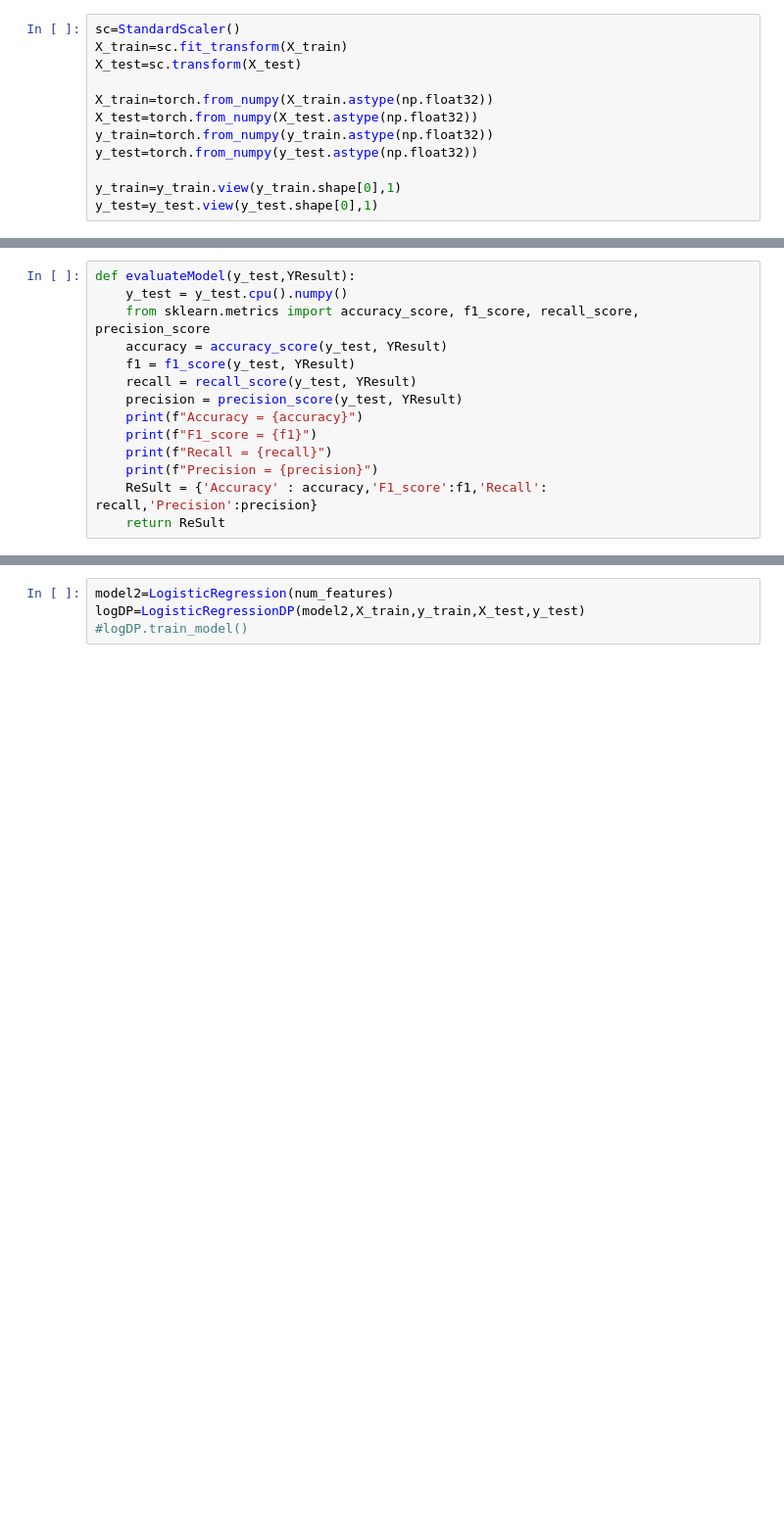
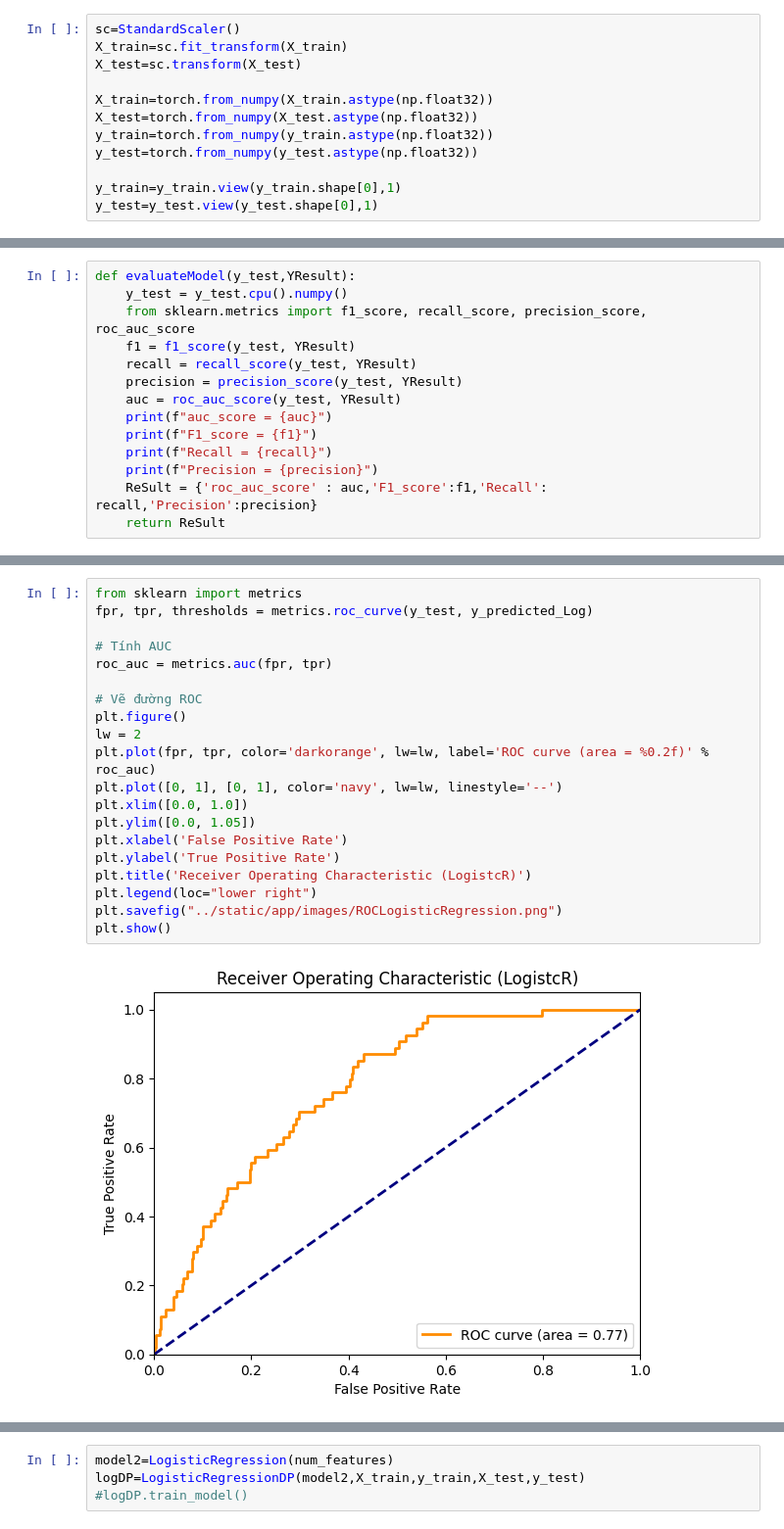
Before and after one commit to trilm1/StruckPredict, a Jupyter notebook: home/Model/stepbystepBuildModel.ipynb, the cells around one changed output, grey strips where cells are left out. Shown at 98% size. Cells and saved outputs as stored; diff of their text form; blank space fills up the shorter version.

```diff
--- a/home/Model/stepbystepBuildModel.ipynb
+++ b/home/Model/stepbystepBuildModel.ipynb
@@ -213,14 +253,14 @@ y_test=y_test.view(y_test.shape[0],1)
 # %%
 def evaluateModel(y_test,YResult):
     y_test = y_test.cpu().numpy()
-    from sklearn.metrics import accuracy_score, f1_score, recall_score, precision_score
-    accuracy = accuracy_score(y_test, YResult)
+    from sklearn.metrics import f1_score, recall_score, precision_score, roc_auc_score
     f1 = f1_score(y_test, YResult)
     recall = recall_score(y_test, YResult)
     precision = precision_score(y_test, YResult)
-    print(f"Accuracy = {accuracy}")
+    auc = roc_auc_score(y_test, YResult)
+    print(f"auc_score = {auc}")
     print(f"F1_score = {f1}")
     print(f"Recall = {recall}")
     print(f"Precision = {precision}")
-    ReSult = {'Accuracy' : accuracy,'F1_score':f1,'Recall': recall,'Precision':precision}
+    ReSult = {'roc_auc_score' : auc,'F1_score':f1,'Recall': recall,'Precision':precision}
     return ReSult
@@ -552,0 +621,22 @@ Precision = 0.15859030837004406
+# %%
+from sklearn import metrics
+fpr, tpr, thresholds = metrics.roc_curve(y_test, y_predicted_Log)
+
+# Tính AUC
+roc_auc = metrics.auc(fpr, tpr)
+
+# Vẽ đường ROC
+plt.figure()
+lw = 2
+plt.plot(fpr, tpr, color='darkorange', lw=lw, label='ROC curve (area = %0.2f)' % roc_auc)
+plt.plot([0, 1], [0, 1], color='navy', lw=lw, linestyle='--')
+plt.xlim([0.0, 1.0])
+plt.ylim([0.0, 1.05])
+plt.xlabel('False Positive Rate')
+plt.ylabel('True Positive Rate')
+plt.title('Receiver Operating Characteristic (LogistcR)')
+plt.legend(loc="lower right")
+plt.savefig("../static/app/images/ROCLogisticRegression.png")
+plt.show()
+# %% [output]
+[figure, added]
```
Also changed, not shown: parts of 54 cells of this notebook, 15 other files.
